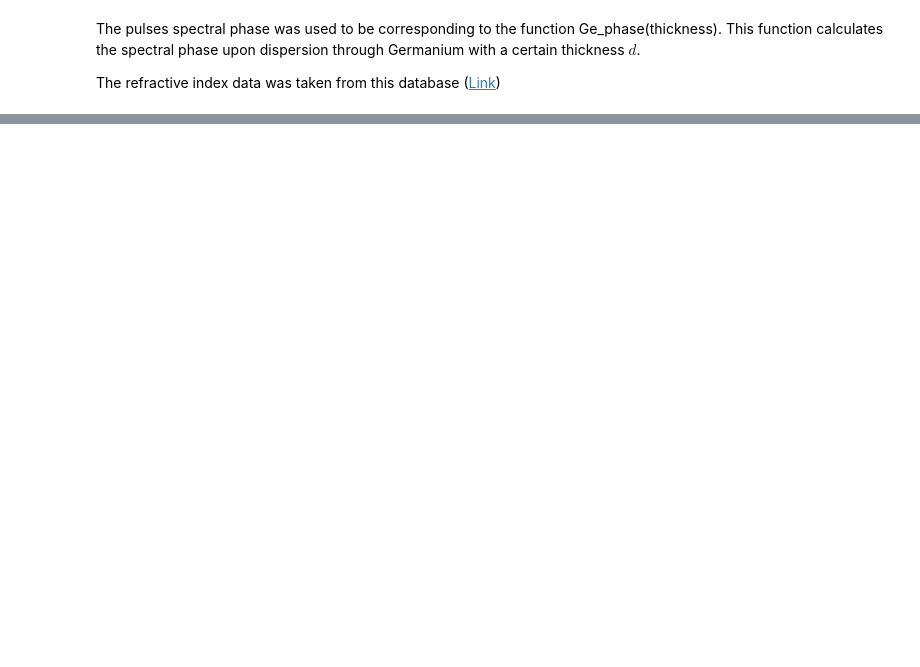
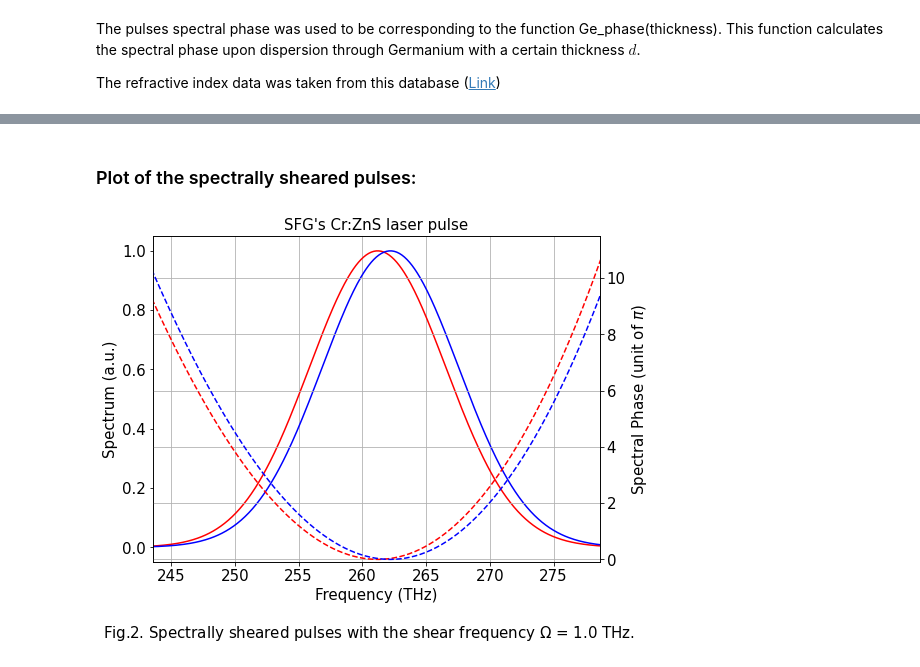
Before and after one commit to tobikugel/2DSI_algorithm, a Jupyter notebook: 2DSI_Map_Creator.ipynb, the cells around one changed output, grey strips where cells are left out. Cells and saved outputs as stored; diff of their text form; code cells hidden in the pictures; blank space fills up the shorter version.

```diff
--- a/2DSI_Map_Creator.ipynb
+++ b/2DSI_Map_Creator.ipynb
@@ -45,0 +105,60 @@ def Ge_phase(d):
+# %%
+f_shear = 1 * 10**12                                #Shear frequency (unit: Hz)
+#Determination of the SFG-axis for the interpolation of them to the frequency axis f_2DSI.
+f_sfg1 = f + f_center                               #SFG axis pulse1 (unit: Hz)
+f_sfg2 = f_sfg1 + f_shear                           #SFG axis pulse2 (unit: Hz)
+
+max_f = int((f_sfg1[-1] - f_sfg2[0]) / 10**12 - 1)  #calculation of the new frequency for f_2DSI.
+
+f_2DSI = (np.arange(0, max_f, 0.1) + round(f_sfg2[0] / 10**12)) * 10**12         #2DSI map frequency axis (unit: Hz)
+# %%
+interpol_spectrum1 = interp1d(f_sfg1, i_f, kind='cubic')
+spec_SFG1 = interpol_spectrum1(f_2DSI)
+interpol_spectrum1 = interp1d(f_sfg1, phase_center, kind='cubic')
+phase_SFG1 = interpol_spectrum1(f_2DSI)
+
+interpol_spectrum2 = interp1d(f_sfg2, i_f, kind='cubic')
+spec_SFG2 = interpol_spectrum2(f_2DSI)
+interpol_spectrum2 = interp1d(f_sfg2, phase_center, kind='cubic')
+phase_SFG2 = interpol_spectrum2(f_2DSI)
+# %% [markdown]
+### Plot of the spectrally sheared pulses:
+# %%
+figPulse_f = plt.figure(figsize=(8, 6))
+ax_spec = figPulse_f.add_subplot(111)
+#Spectra
+ax_spec.plot(f_2DSI / 10**12, spec_SFG1, 'r')
+ax_spec.plot(f_2DSI / 10**12, spec_SFG2, 'b')
+
+#Phase
+ax_phase = ax_spec.twinx()
+ax_phase.plot(f_2DSI / 10**12, phase_SFG1 / np.pi,'r--')
+ax_phase.plot(f_2DSI / 10**12, phase_SFG2 / np.pi,'b--')
+
+#Title and labels
+ax_spec.set_title("SFG's Cr:ZnS laser pulse", fontsize = 15)
+ax_spec.set_xlabel("Frequency (THz)", fontsize = 15)
+ax_spec.set_ylabel("Spectrum (a.u.)", fontsize = 15)
+ax_phase.set_ylabel("Spectral Phase (unit of $\pi$)", fontsize = 15)
+ax_spec.tick_params(axis = 'both', which='major', labelsize = 15)
+ax_phase.tick_params(axis = 'both', which='major', labelsize = 15)
+
+#Figure Caption
+figurecounter = 2                                                             #Counter for the figure number
+figurecaption = ('Fig.' + str(figurecounter) + '. ' \
+                 'Spectrally sheared pulses with the shear frequency $\Omega$ = ' + \
+                 str(f_shear/10**12) + ' THz.')
+
+figPulse_f.text(.5, -0.05, figurecaption, ha='center', fontsize = 15)
+
+
+#Grids
+ax_phase.grid()
+ax_spec.grid(axis = "x")
+
+#Limits
+ax_spec.set_xlim((113 + f_center / 10**12, 113 + 35 + f_center / 10**12))
+ax_phase.set_ylim((-0.1, 11.5))
+plt.show()
+# %% [output]
+[figure, added]
```
Also changed, not shown: parts of 14 cells of this notebook.
